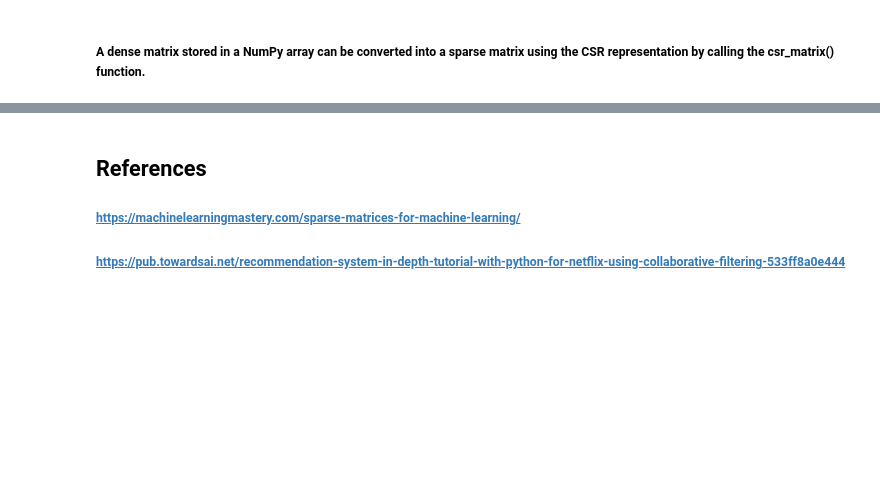
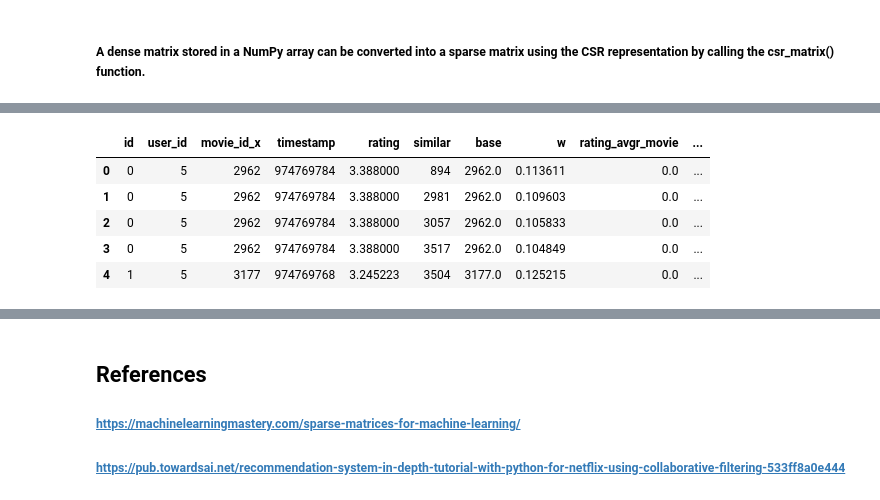
Before and after one commit to rodolfoarruda/MachineLearning, a Jupyter notebook: recom_sys.ipynb, the cells around one changed output, grey strips where cells are left out. Saved outputs shown, nothing was run; the diff lists cells and outputs as text; code cells hidden in the pictures; blank space fills up the shorter version.

```diff
--- a/recom_sys.ipynb
+++ b/recom_sys.ipynb
@@ -246,0 +336,2 @@ array([  47, 1060, 2587, ..., 2043, 2478,  595])
+# %%
+pred_movie_avg = pd.merge(test,avg_movie, on="movie_id",how="left").fillna(3.603814223642363)
@@ -246,0 +347,2 @@ array([  47, 1060, 2587, ..., 2043, 2478,  595])
+# %%
+pred_movie_avg2 = pd.merge(pred_movie_avg,base, how='left',left_on=['movie_id'],right_on=['base'])
@@ -246,0 +365,3 @@ array([  47, 1060, 2587, ..., 2043, 2478,  595])
+# %%
+pred_movie_avg2['similar'] = pred_movie_avg2['similar'].fillna(0).astype(int)
+pred_movie_avg2.dtypes
@@ -246,0 +378,11 @@ array([  47, 1060, 2587, ..., 2043, 2478,  595])
+# %%
+pred_movie_avg3 = pd.merge(pred_movie_avg2,df_norm[['rating_avgr_movie','user_id','movie_id']], how='left',left_on=['user_id','similar'],right_on=['user_id','movie_id']).fillna(0)
+# %%
+pred_movie_avg3.head()
+# %% [output]
+|  | id | user_id | movie_id_x | timestamp | rating | similar | base | w | rating_avgr_movie | ... |
+| 0 | 0 | 5 | 2962 | 974769784 | 3.388000 | 894 | 2962.0 | 0.113611 | 0.0 | ... |
+| 1 | 0 | 5 | 2962 | 974769784 | 3.388000 | 2981 | 2962.0 | 0.109603 | 0.0 | ... |
+| 2 | 0 | 5 | 2962 | 974769784 | 3.388000 | 3057 | 2962.0 | 0.105833 | 0.0 | ... |
+| 3 | 0 | 5 | 2962 | 974769784 | 3.388000 | 3517 | 2962.0 | 0.104849 | 0.0 | ... |
+| 4 | 1 | 5 | 3177 | 974769768 | 3.245223 | 3504 | 3177.0 | 0.125215 | 0.0 | ... |
```
Also changed, not shown: parts of 51 cells of this notebook.
